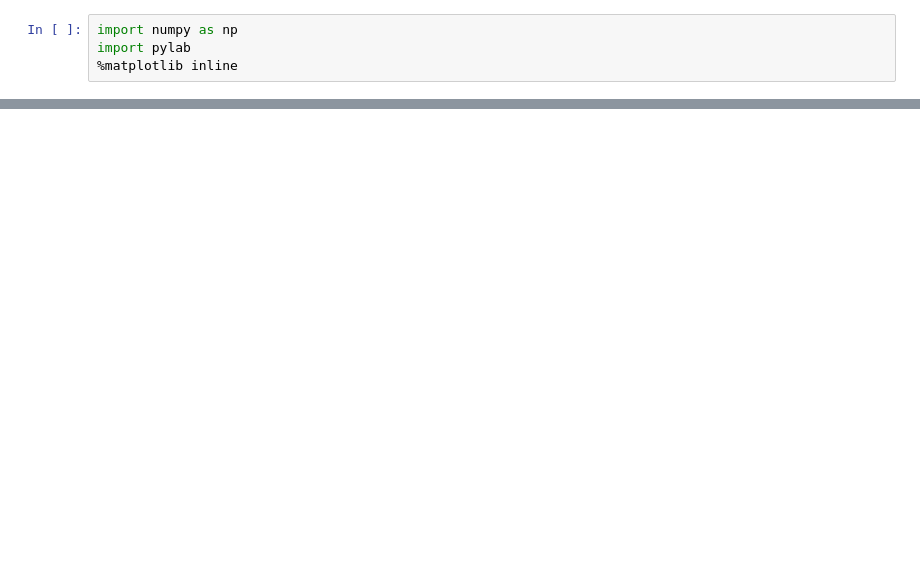
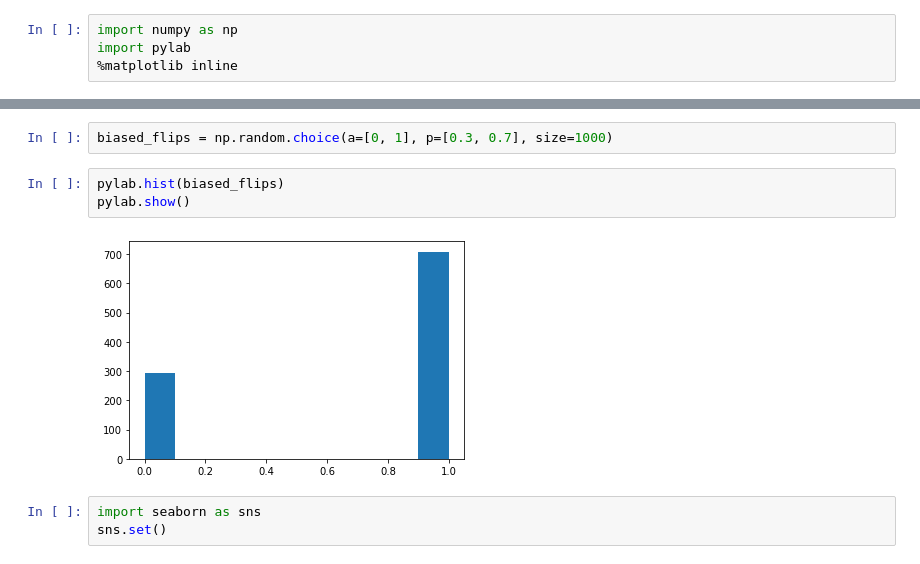
Before and after one commit to arjunc12/cmpinf2120-notebooks, a Jupyter notebook: Probability-and-Stats/probability-and-stats.ipynb, the cells around one changed output, grey strips where cells are left out. Saved outputs shown, nothing was run; the diff lists cells and outputs as text; blank space fills up the shorter version.

```diff
--- a/Probability-and-Stats/probability-and-stats.ipynb
+++ b/Probability-and-Stats/probability-and-stats.ipynb
@@ -23,0 +25,10 @@ pylab.std(flips, ddof=1)
+# %%
+biased_flips = np.random.choice(a=[0, 1], p=[0.3, 0.7], size=1000)
+# %%
+pylab.hist(biased_flips)
+pylab.show()
+# %% [output]
+[figure, added]
+# %%
+import seaborn as sns
+sns.set()
```
Also changed, not shown: parts of 20 cells of this notebook.
